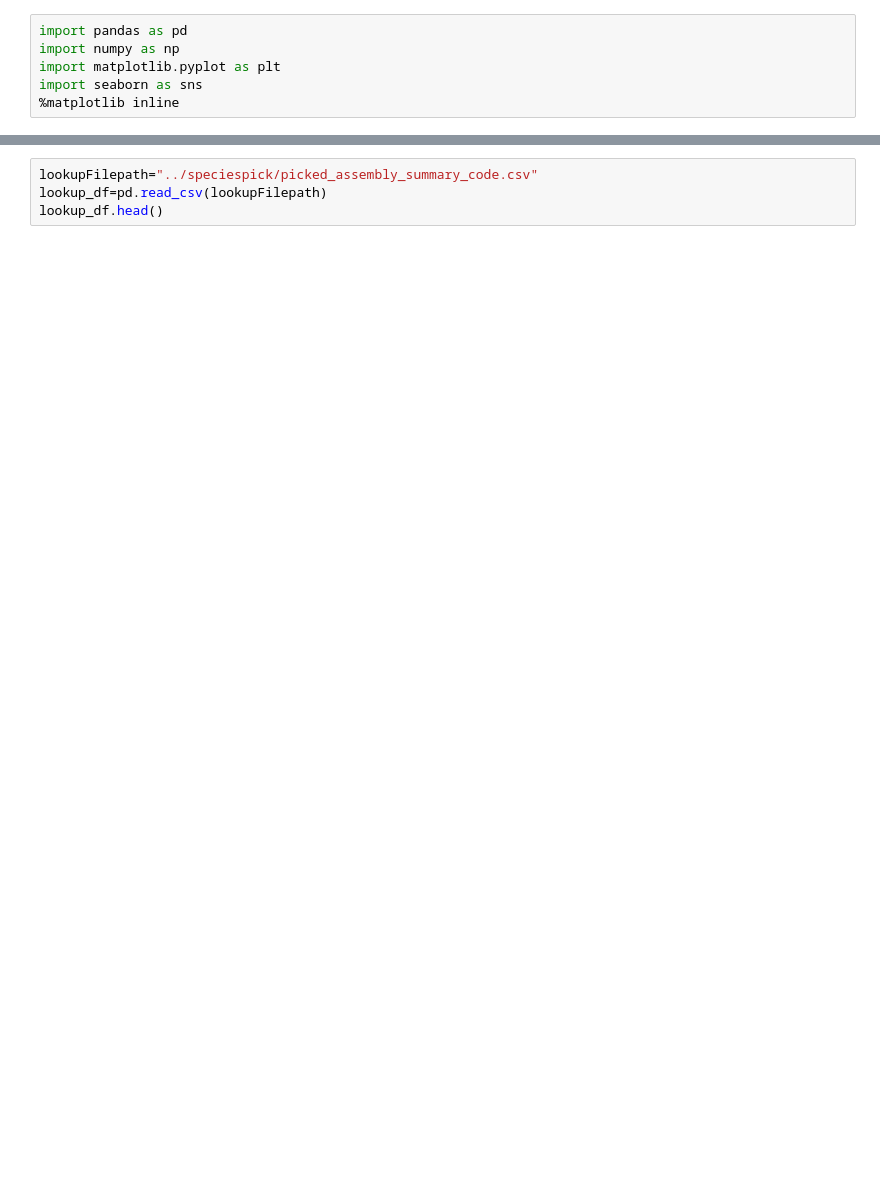
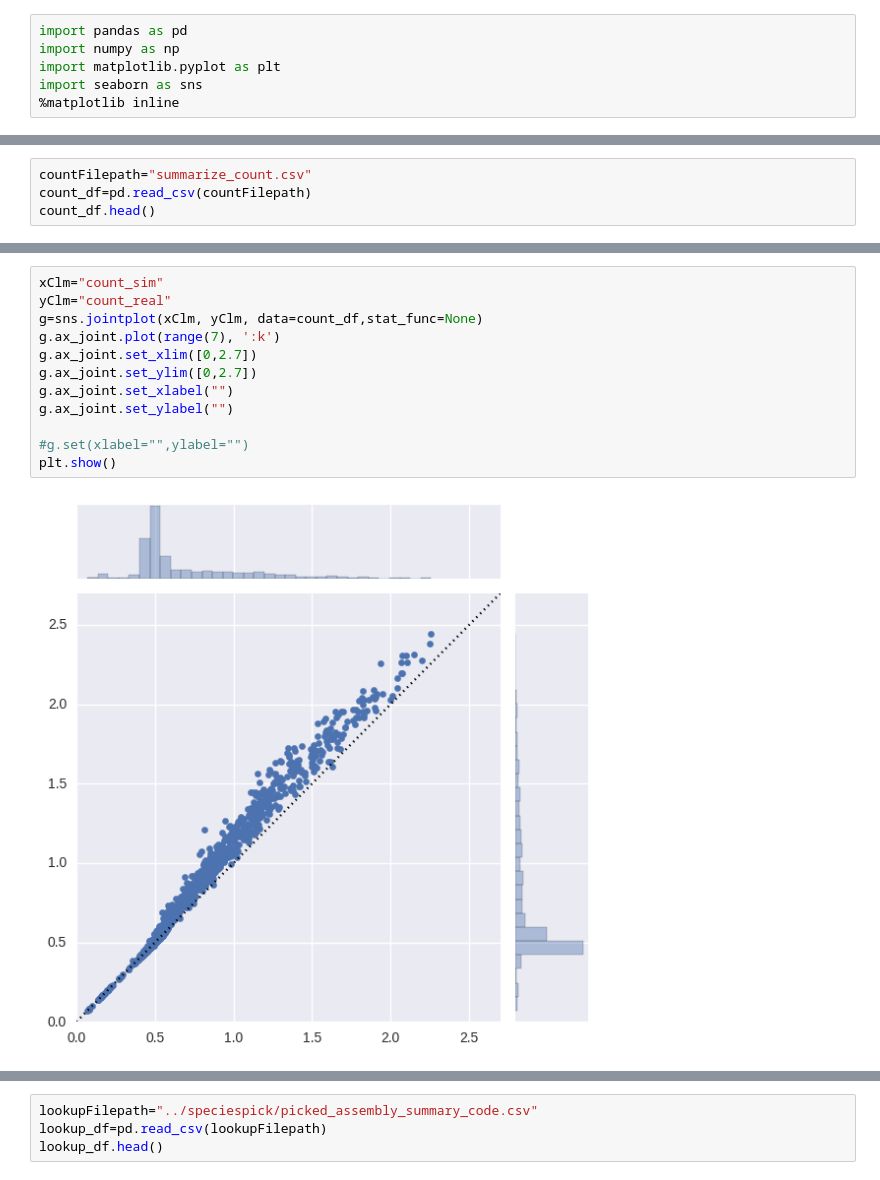
Before and after one commit to MitsukiUsui/genome, a Jupyter notebook: patternanalyze/visualize_count.ipynb, the cells around one changed output, grey strips where cells are left out. Cells and saved outputs as stored; diff of their text form; blank space fills up the shorter version.

Commit message:
DONE summarize & vizualize .count files

```diff
--- a/patternanalyze/visualize_count.ipynb
+++ b/patternanalyze/visualize_count.ipynb
@@ -6,0 +20,4 @@ import seaborn as sns
+# %%
+countFilepath="summarize_count.csv"
+count_df=pd.read_csv(countFilepath)
+count_df.head()
@@ -6,0 +31,14 @@ import seaborn as sns
+# %%
+xClm="count_sim"
+yClm="count_real"
+g=sns.jointplot(xClm, yClm, data=count_df,stat_func=None)
+g.ax_joint.plot(range(7), ':k')
+g.ax_joint.set_xlim([0,2.7])
+g.ax_joint.set_ylim([0,2.7])
+g.ax_joint.set_xlabel("")
+g.ax_joint.set_ylabel("")
+
+#g.set(xlabel="",ylabel="")
+plt.show()
+# %% [output]
+[figure, added]
```
Also changed, not shown: parts of 18 cells of this notebook, 3 other files.
